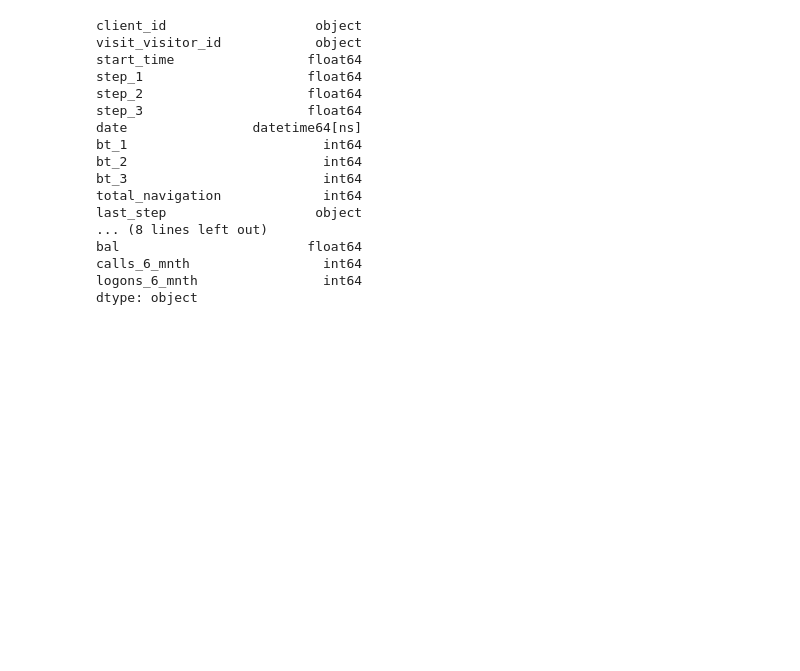
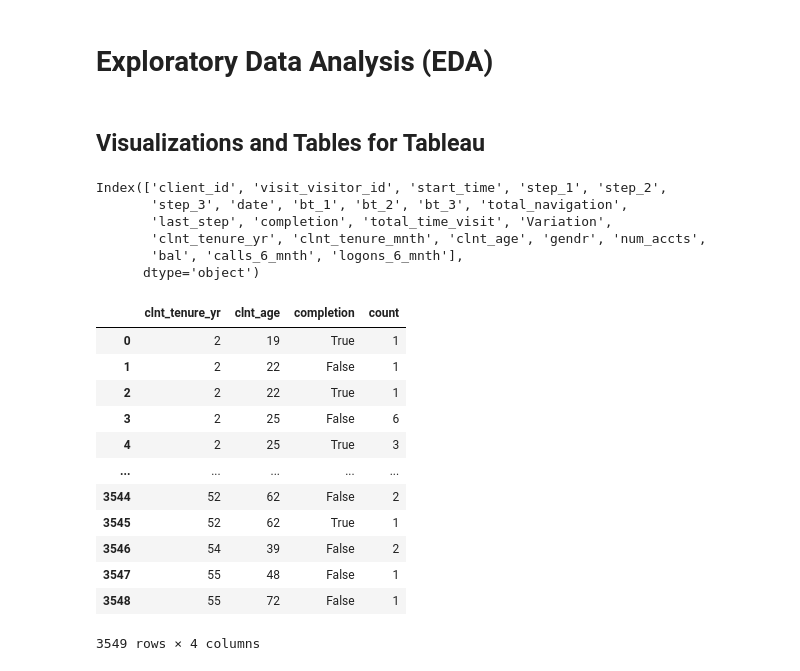
Before and after one commit to DaniCoco31/project_2, a Jupyter notebook: notebooks/Multivariate_analysis.ipynb, the cells around one changed output. Saved outputs shown, nothing was run; the diff lists cells and outputs as text; code cells hidden in the pictures; blank space fills up the shorter version.

```diff
--- a/notebooks/Multivariate_analysis.ipynb
+++ b/notebooks/Multivariate_analysis.ipynb
@@ -132,20 +31,32 @@ combined_df.to_csv('../Data/combined_df.csv', index=False)
+# %% [markdown]
+# Exploratory Data Analysis (EDA)
+# %% [markdown]
+## Visualizations and Tables for Tableau
 # %%
-combined_df.dtypes
+combined_df.columns
 # %% [output]
-client_id                   object
-visit_visitor_id            object
-start_time                 float64
-step_1                     float64
-step_2                     float64
-step_3                     float64
-date                datetime64[ns]
-bt_1                         int64
-bt_2                         int64
-bt_3                         int64
-total_navigation             int64
-last_step                   object
-... (8 lines left out)
-bal                        float64
-calls_6_mnth                 int64
-logons_6_mnth                int64
-dtype: object
+Index(['client_id', 'visit_visitor_id', 'start_time', 'step_1', 'step_2',
+       'step_3', 'date', 'bt_1', 'bt_2', 'bt_3', 'total_navigation',
+       'last_step', 'completion', 'total_time_visit', 'Variation',
+       'clnt_tenure_yr', 'clnt_tenure_mnth', 'clnt_age', 'gendr', 'num_accts',
+       'bal', 'calls_6_mnth', 'logons_6_mnth'],
+      dtype='object')
+# %%
+# Tenure + Age + Completion Control
+tenure_age_completion_control = combined_df[combined_df['Variation'] == 'Control'].groupby(['clnt_tenure_yr', 'clnt_age', 'completion']).size().reset_index(name='count')
+tenure_age_completion_control.to_csv('../Tables/tenure_age_completion.csv', index=False)
+tenure_age_completion_control
+# %% [output]
+|  | clnt_tenure_yr | clnt_age | completion | count |
+| 0 | 2 | 19 | True | 1 |
+| 1 | 2 | 22 | False | 1 |
+| 2 | 2 | 22 | True | 1 |
+| 3 | 2 | 25 | False | 6 |
+| 4 | 2 | 25 | True | 3 |
+| ... | ... | ... | ... | ... |
+| 3544 | 52 | 62 | False | 2 |
+| 3545 | 52 | 62 | True | 1 |
+| 3546 | 54 | 39 | False | 2 |
+| 3547 | 55 | 48 | False | 1 |
+| 3548 | 55 | 72 | False | 1 |
+3549 rows × 4 columns
```
Also changed, not shown: parts of 27 cells of this notebook, 38 other files.
